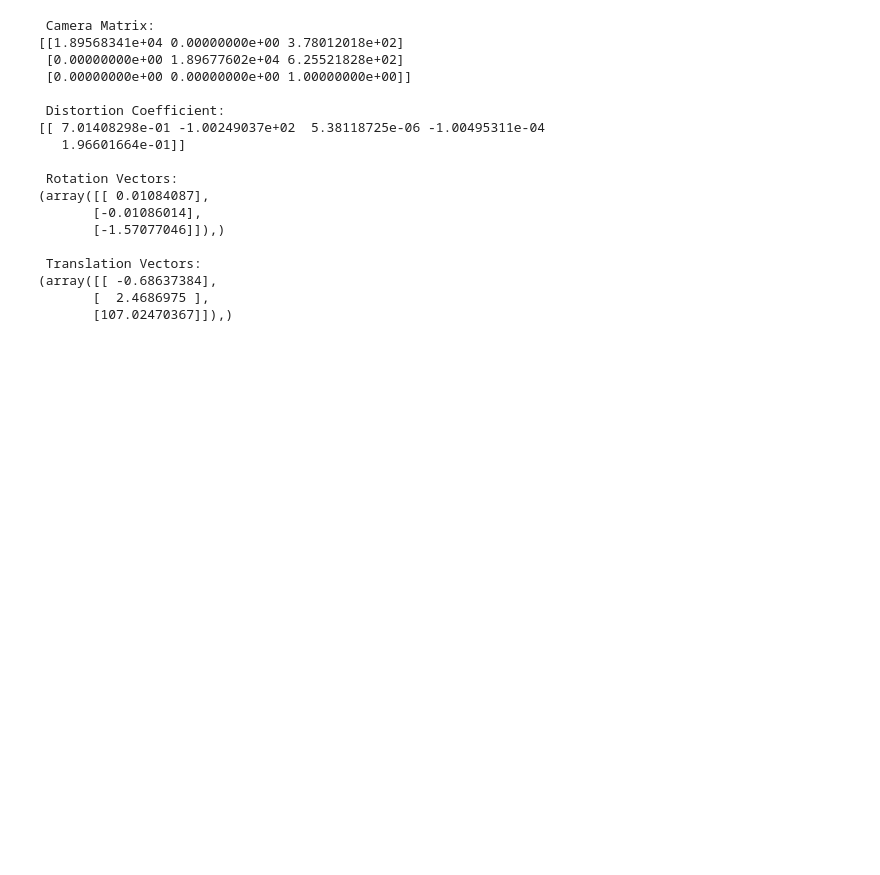
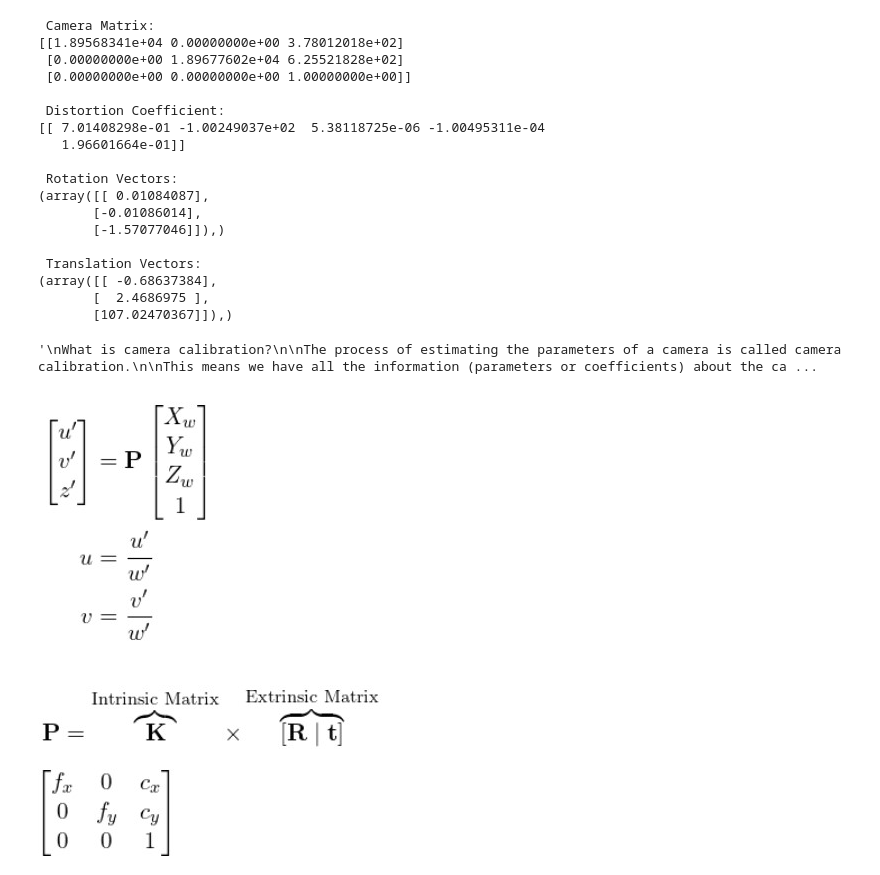
Before and after one commit to parjanyahk/camCalibOpenCV, a Jupyter notebook: cam_calib_OCV.ipynb, the cells around one changed output. Cells and saved outputs as stored; diff of their text form; code cells hidden in the pictures; blank space fills up the shorter version.

```diff
--- a/cam_calib_OCV.ipynb
+++ b/cam_calib_OCV.ipynb
@@ -93,3 +93,63 @@ print(t_vecs)
 (array([[ -0.68637384],
        [  2.4686975 ],
        [107.02470367]]),)
+# %%
+'''
+What is camera calibration?
+
+The process of estimating the parameters of a camera is called camera calibration.
+
+This means we have all the information (parameters or coefficients) about the camera required to determine an accurate relationship
+between a 3D point in the real world and its corresponding 2D projection (pixel) in the image captured by that calibrated camera.
+
+Typically this means recovering two kinds of parameters
+
+Internal parameters of the camera/lens system. E.g. focal length, optical center, and radial distortion coefficients of the lens.
+External parameters : This refers to the orientation (rotation and translation) of the camera with respect to some world coordinate system.
+'''
+# %% [output]
+'\nWhat is camera calibration?\n\nThe process of estimating the parameters of a camera is called camera calibration.\n\nThis means we have all the information (parameters or coefficients) about the ca ...
+# %%
+'''
+
+Explain the mathematical basis of how the checkerboard pattern helps in this calibration.
+
+to find the projection of a 3D point onto the image plane, we first need to transform the point from world coordinate system to the
+camera coordinate system using the extrinsic parameters (Rotation {R} and Translation {t})
+
+using the intrinsic parameters of the camera, we project the point onto the image plane.
+The equations that relate 3D point (X_w, Y_w, Z_w) in world coordinates to its projection (u, v) in the image coordinates
+
+'''
+fig1 = cv2.imread("/content/fig1.png")
+cv2_imshow(fig1)
+# %% [output]
+[figure, added]
+# %%
+'''
+
+Where, {P} is a 3×4 Projection matrix consisting of two parts — the intrinsic matrix (K) that contains the intrinsic parameters and
+the extrinsic matrix ([{R} |{t}|] ) that is combination of 3×3 rotation matrix {R} and a 3×1 translation {t} vector.
+
+'''
+fig2 = cv2.imread("/content/fig2.png")
+cv2_imshow(fig2)
+# %% [output]
+[figure, added]
+# %%
+'''
+
+The goal of the calibration process is to find the 3×3 matrix K, the 3×3 rotation matrix {R}, and the 3×1 translation vector {t}
+using a set of known 3D points (X_w, Y_w, Z_w) and their corresponding image coordinates (u, v).
+When we get the values of intrinsic and extrinsic parameters the camera is said to be calibrated.
+
+In summary, a camera calibration algorithm has the following inputs and outputs
+
+Inputs : A collection of images with points whose 2D image coordinates and 3D world coordinates are known.
+Outputs: The 3×3 camera intrinsic matrix, the rotation and translation of each image.
+
+'''
+fig3 = cv2.imread("/content/fig3.png")
+cv2_imshow(fig3)
+# %% [output]
+[figure, added]
```
Also changed, not shown: parts of 2 cells of this notebook.
